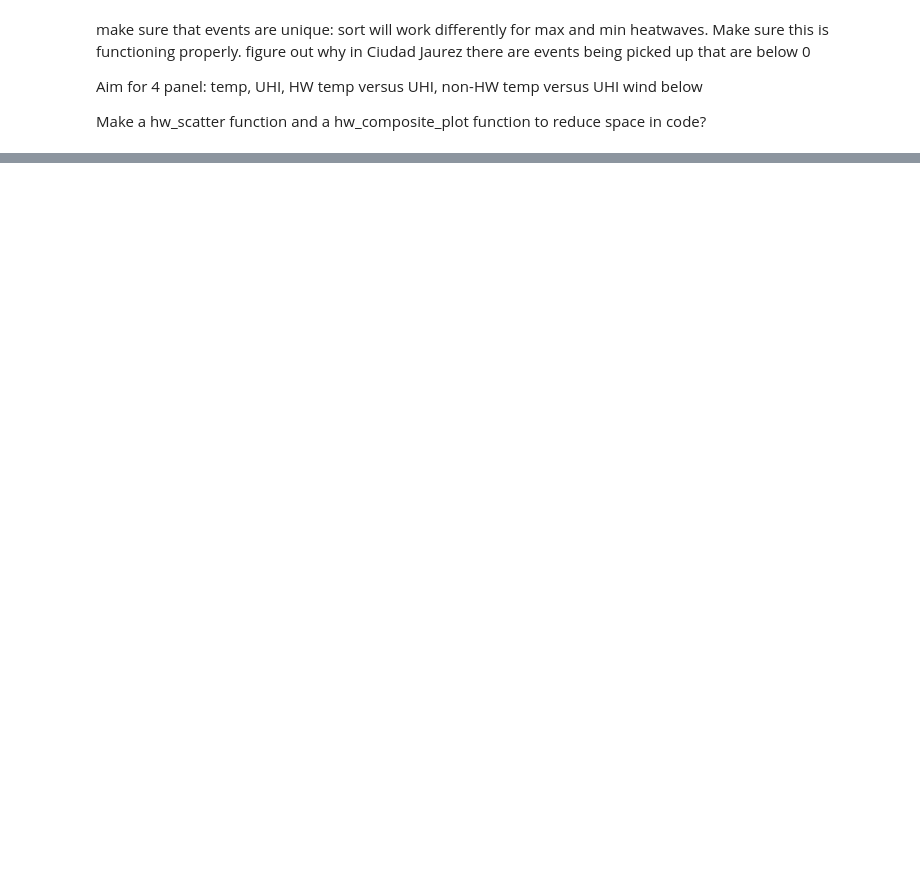
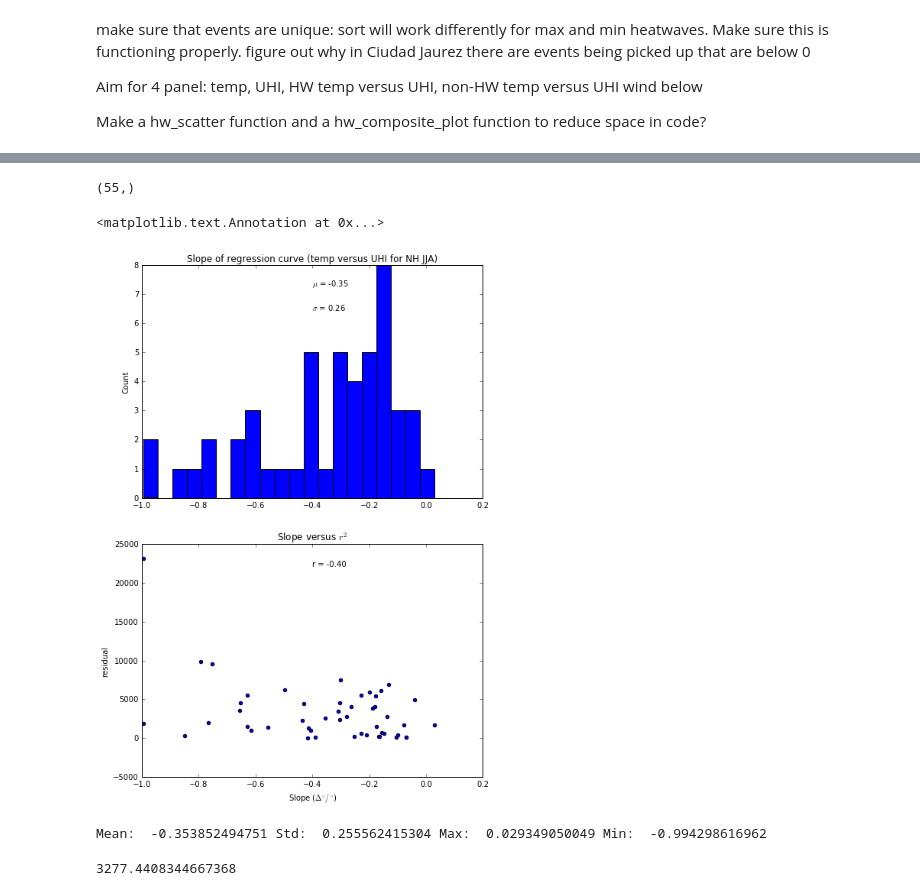
Before and after one commit to gottscott/heat, a Jupyter notebook: HeatwavesAndUHI.ipynb, the cells around one changed output, grey strips where cells are left out. Drawn from its saved outputs; the diff is of its cells as text; code cells hidden in the pictures; blank space fills up the shorter version.

Commit message:
added analysis of mean rx between hw and UHI

```diff
--- a/HeatwavesAndUHI.ipynb
+++ b/HeatwavesAndUHI.ipynb
@@ -406 +430,3 @@ Make a hw_scatter function and a hw_composite_plot function to reduce space in c
+# %%
+paired_df = pairs[(pairs['Urban brightness'] - pairs['Rural brightness'] > 20) & (pairs['Urban Lat']> 20)]
 # %%
@@ -409,0 +498,36 @@ wind.shape
+# %%
+slopes.shape
+# %% [output]
+(55,)
+# %%
+data = slopes
+data = data[~np.isnan(data)]
+plt.figure(figsize=[8,12])
+plt.subplot(2,1,1)
+plt.hist(data, 20)
+plt.title('Slope of regression curve (temp versus UHI for NH JJA)')
+#plt.xlabel('Slope ($ \Delta ^{\circ} /^{\circ} $)')
+plt.ylabel('Count')
+plt.annotate('$ \mu $ = %2.2f'%data.mean(), xy=(.5, .9), xycoords='axes fraction',  horizontalalignment='left', verticalalignment='bottom')
+plt.annotate('$ \sigma $ = %2.2f'%data.std(), xy=(.5, .8), xycoords='axes fraction',  horizontalalignment='left', verticalalignment='bottom')
+
+plt.subplot(2,1,2)
+plt.title('Slope versus $r^2$')
+plt.scatter(slopes, residuals)
+plt.xlabel('Slope ($ \Delta ^{\circ} /^{\circ} $)')
+plt.xlim([-1.0,0.2])
+plt.ylabel('residual')
+ind = ~np.isnan(slopes) & ~np.isnan(residuals)
+r = np.corrcoef(slopes[ind],residuals[ind])[0,1]
+plt.annotate('r = %2.2f'%r, xy=(.5, .9), xycoords='axes fraction',  horizontalalignment='left', verticalalignment='bottom')
+# %% [output]
+<matplotlib.text.Annotation at 0x...>
+[figure, added]
+# %%
+print 'Mean: ', np.nanmean(slopes), 'Std: ', np.nanstd(slopes), 'Max: ', np.nanmax(slopes), 'Min: ', np.nanmin(slopes)
+# %% [output]
+Mean:  -0.353852494751 Std:  0.255562415304 Max:  0.029349050049 Min:  -0.994298616962
+# %%
+np.nanmean(residuals)
+# %% [output]
+3277.4408344667368
```
Also changed, not shown: parts of 9 cells of this notebook.
